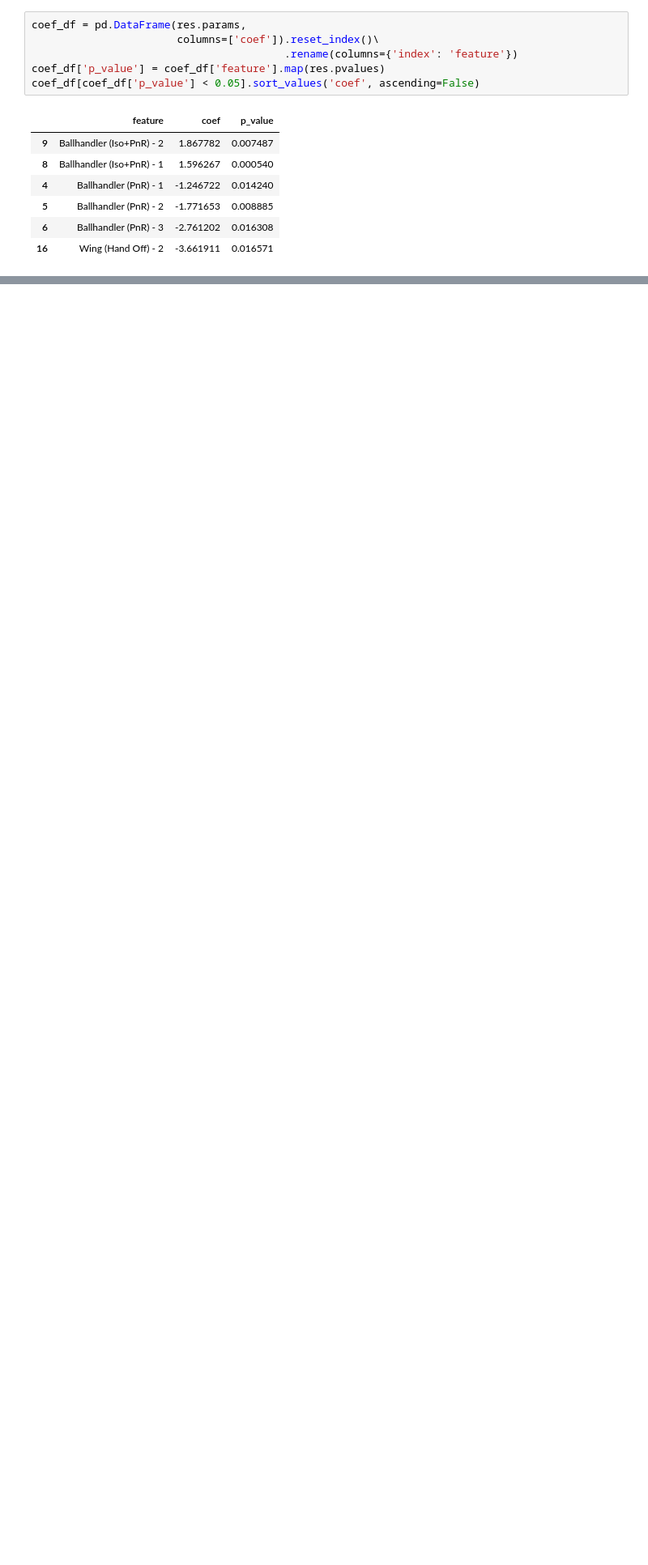
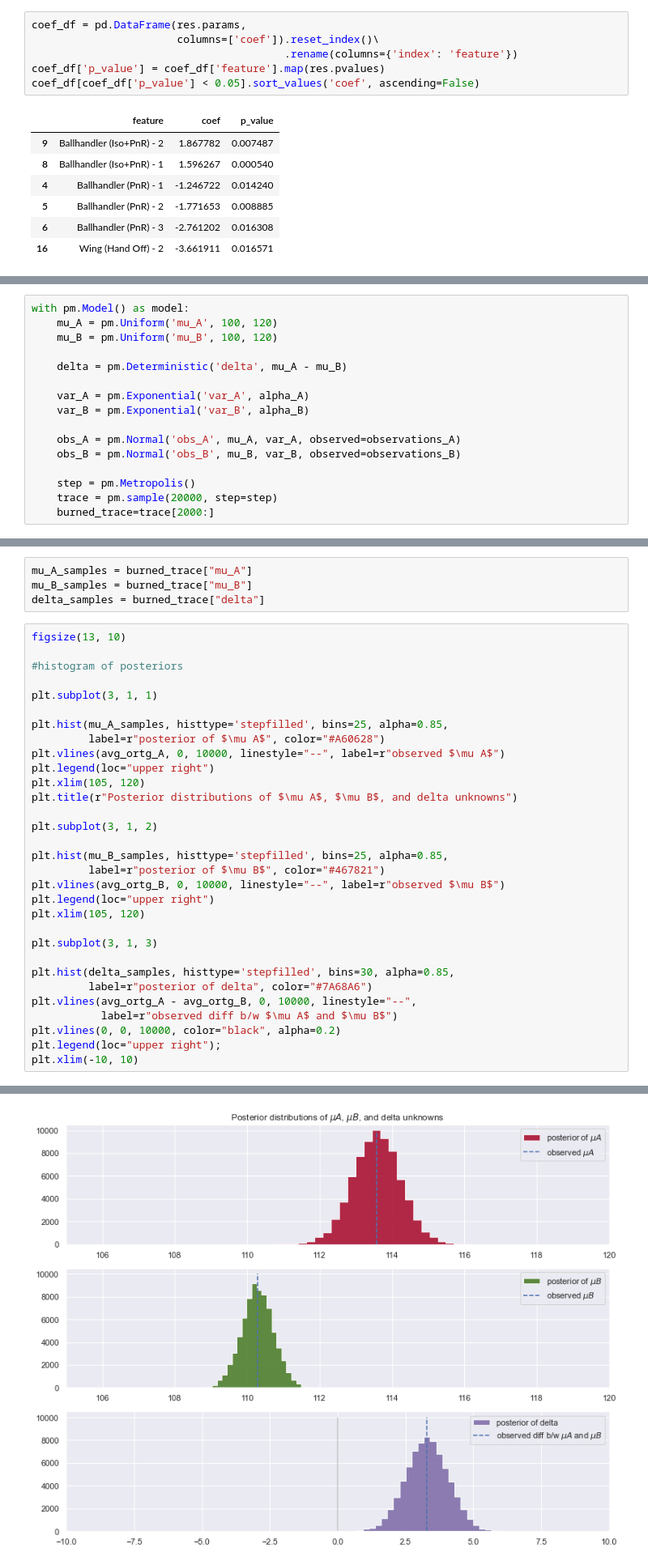
Before and after one commit to xulianrenzoku/synergy_clustering, a Jupyter notebook: nba_clustering_lineup_models.ipynb, the cells around one changed output, grey strips where cells are left out. Shown at 81% size. Drawn from its saved outputs; the diff is of its cells as text; blank space fills up the shorter version.

Commit message:
Add bayesian model tix 1

```diff
--- a/nba_clustering_lineup_models.ipynb
+++ b/nba_clustering_lineup_models.ipynb
@@ -684,0 +714,16 @@ coef_df[coef_df['p_value'] < 0.05].sort_values('coef', ascending=False)
+# %%
+with pm.Model() as model:
+    mu_A = pm.Uniform('mu_A', 100, 120)
+    mu_B = pm.Uniform('mu_B', 100, 120)
+
+    delta = pm.Deterministic('delta', mu_A - mu_B)
+
+    var_A = pm.Exponential('var_A', alpha_A)
+    var_B = pm.Exponential('var_B', alpha_B)
+
+    obs_A = pm.Normal('obs_A', mu_A, var_A, observed=observations_A)
+    obs_B = pm.Normal('obs_B', mu_B, var_B, observed=observations_B)
+
+    step = pm.Metropolis()
+    trace = pm.sample(20000, step=step)
+    burned_trace=trace[2000:]
@@ -684,0 +738,36 @@ coef_df[coef_df['p_value'] < 0.05].sort_values('coef', ascending=False)
+# %%
+mu_A_samples = burned_trace["mu_A"]
+mu_B_samples = burned_trace["mu_B"]
+delta_samples = burned_trace["delta"]
+# %%
+figsize(13, 10)
+
+#histogram of posteriors
+
+plt.subplot(3, 1, 1)
+
+plt.hist(mu_A_samples, histtype='stepfilled', bins=25, alpha=0.85,
+         label=r"posterior of $\mu A$", color="#A60628")
+plt.vlines(avg_ortg_A, 0, 10000, linestyle="--", label=r"observed $\mu A$")
+plt.legend(loc="upper right")
+plt.xlim(105, 120)
+plt.title(r"Posterior distributions of $\mu A$, $\mu B$, and delta unknowns")
+
+plt.subplot(3, 1, 2)
+
+plt.hist(mu_B_samples, histtype='stepfilled', bins=25, alpha=0.85,
+         label=r"posterior of $\mu B$", color="#467821")
+plt.vlines(avg_ortg_B, 0, 10000, linestyle="--", label=r"observed $\mu B$")
+plt.legend(loc="upper right")
+plt.xlim(105, 120)
+
+plt.subplot(3, 1, 3)
+
+plt.hist(delta_samples, histtype='stepfilled', bins=30, alpha=0.85,
+         label=r"posterior of delta", color="#7A68A6")
+plt.vlines(avg_ortg_A - avg_ortg_B, 0, 10000, linestyle="--",
+           label=r"observed diff b/w $\mu A$ and $\mu B$")
+plt.vlines(0, 0, 10000, color="black", alpha=0.2)
+plt.legend(loc="upper right");
+plt.xlim(-10, 10)
+# %% [output]
@@ -684,0 +775 @@ coef_df[coef_df['p_value'] < 0.05].sort_values('coef', ascending=False)
+[figure, added]
```
Also changed, not shown: parts of 16 cells of this notebook.
